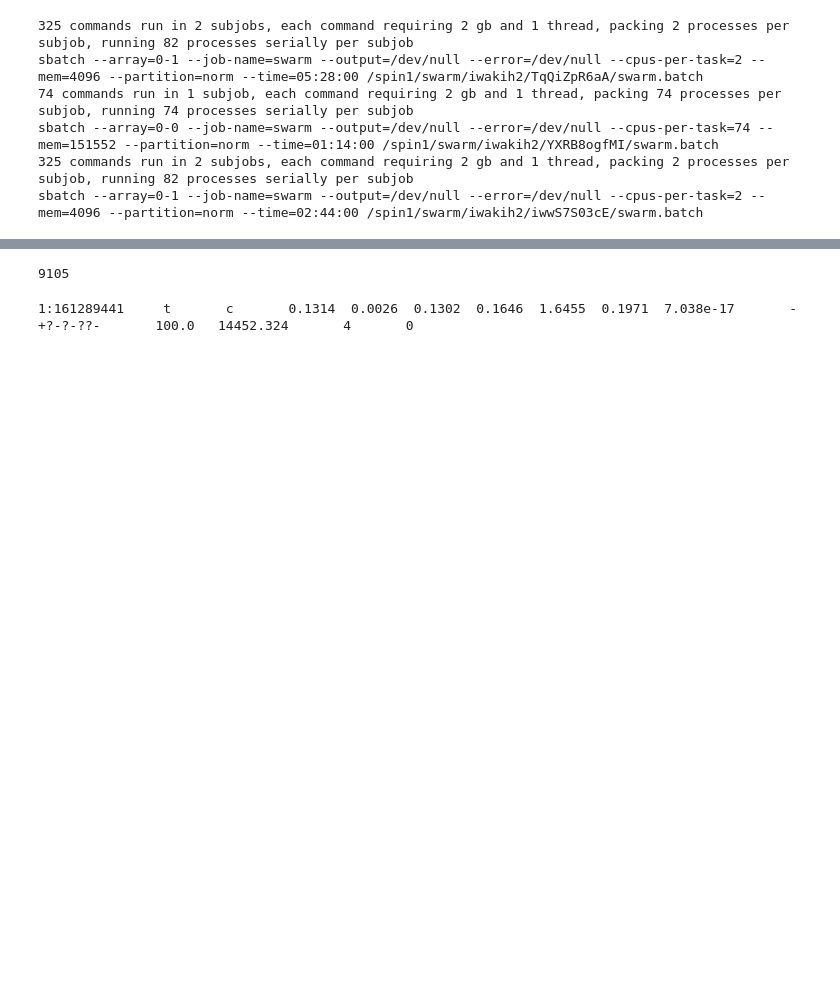
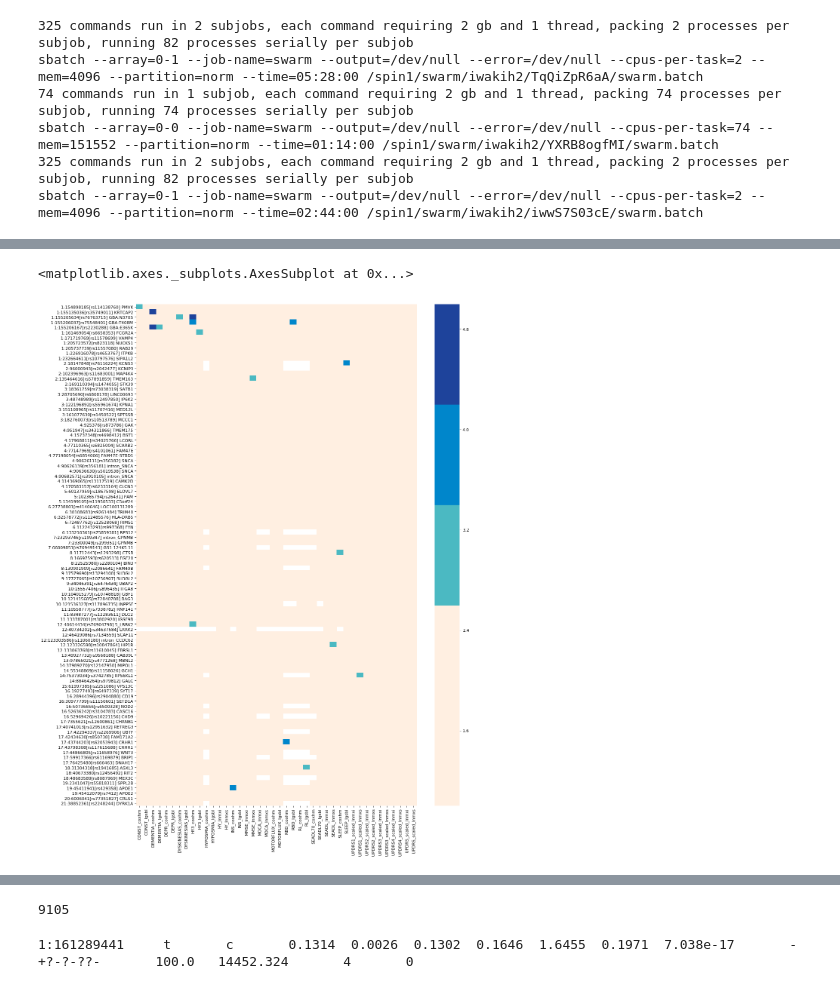
Before and after one commit to hirotaka-i/phenoGWAS, a Jupyter notebook: ReAnalysis.ipynb, the cells around one changed output, grey strips where cells are left out. Cells and saved outputs as stored; diff of their text form; code cells hidden in the pictures; blank space fills up the shorter version.

```diff
--- a/ReAnalysis.ipynb
+++ b/ReAnalysis.ipynb
@@ -713,0 +796,28 @@ plt.savefig('fig/output.png', bbox_inches='tight', dpi=150)
+# %%
+data  =  pd.read_table ("t/allV_snp.txt")
+forIdx = data["POS"].str.split(":", expand=True).applymap(int).sort_values(by=[0, 1])
+df = data.reindex(forIdx.index) # ordering by position
+df_out = df.iloc [:, 3:]
+df_out.index=df["POS"] + "[" + df['ID'] + "] " + df['NearGene']
+n = 42
+def cut_func(x):
+    if x <= -np.log10(0.05):
+        return 1
+    elif x <= -np.log10(0.05/n):
+        return 2
+    elif x <= -np.log10(0.05/92):
+        return 3
+    elif x <= -np.log10(0.05/92/n):
+        return 4
+    elif x > -np.log10(0.05/92/n):
+        return 5
+    else:
+        return np.nan
+dft = df_out.iloc[:, :].applymap(cut_func) # apply significance category
+dft_select = dft.loc[:,[i for i in list(dft) if not "lncns" in i]]
+_cmap = ["#ffefe1", "#ffefe1", "#4bb9c2", "#0086cb", "#1e439B"]
+fig=plt.figure(figsize=(15, 22), dpi= 80, facecolor='w', edgecolor='k', )
+sns.heatmap(dft_select, cmap=_cmap)
+# %% [output]
+<matplotlib.axes._subplots.AxesSubplot at 0x...>
+[figure, added]
```
Also changed, not shown: parts of 20 cells of this notebook, 4 other files.
